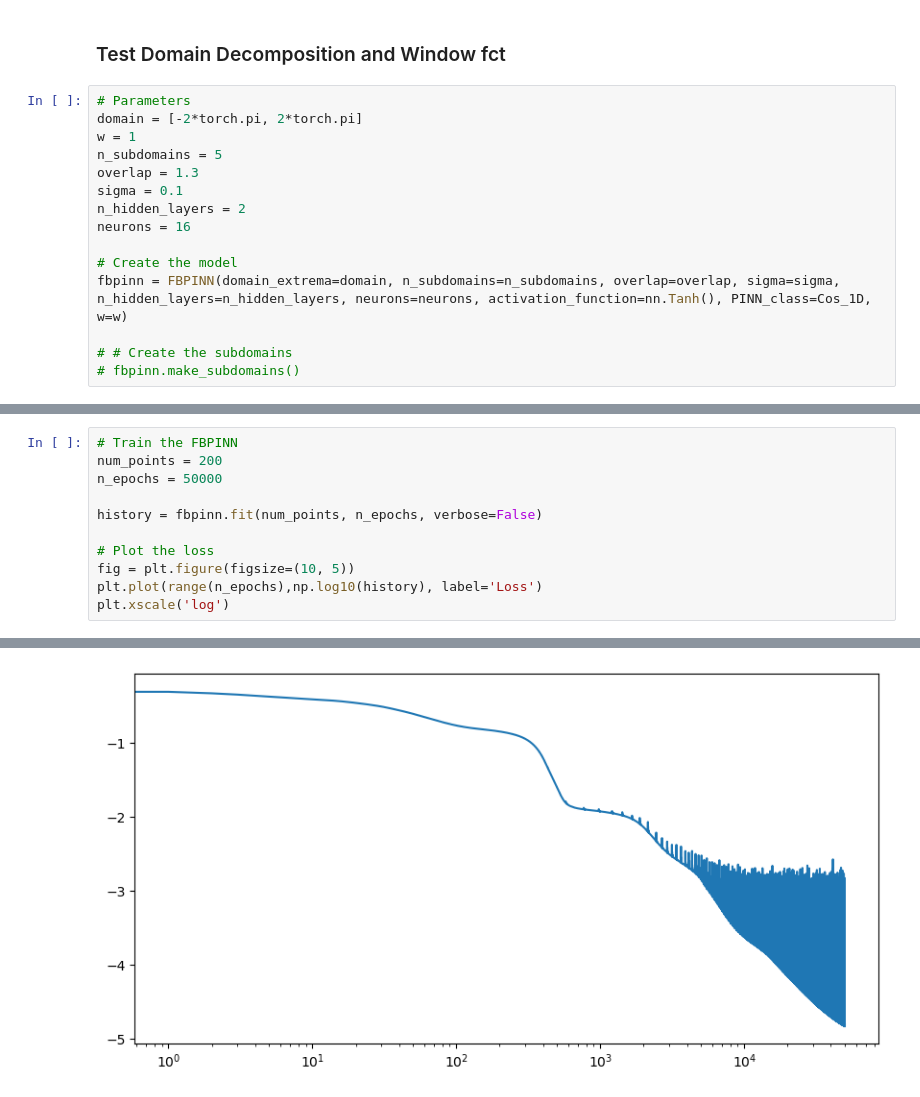
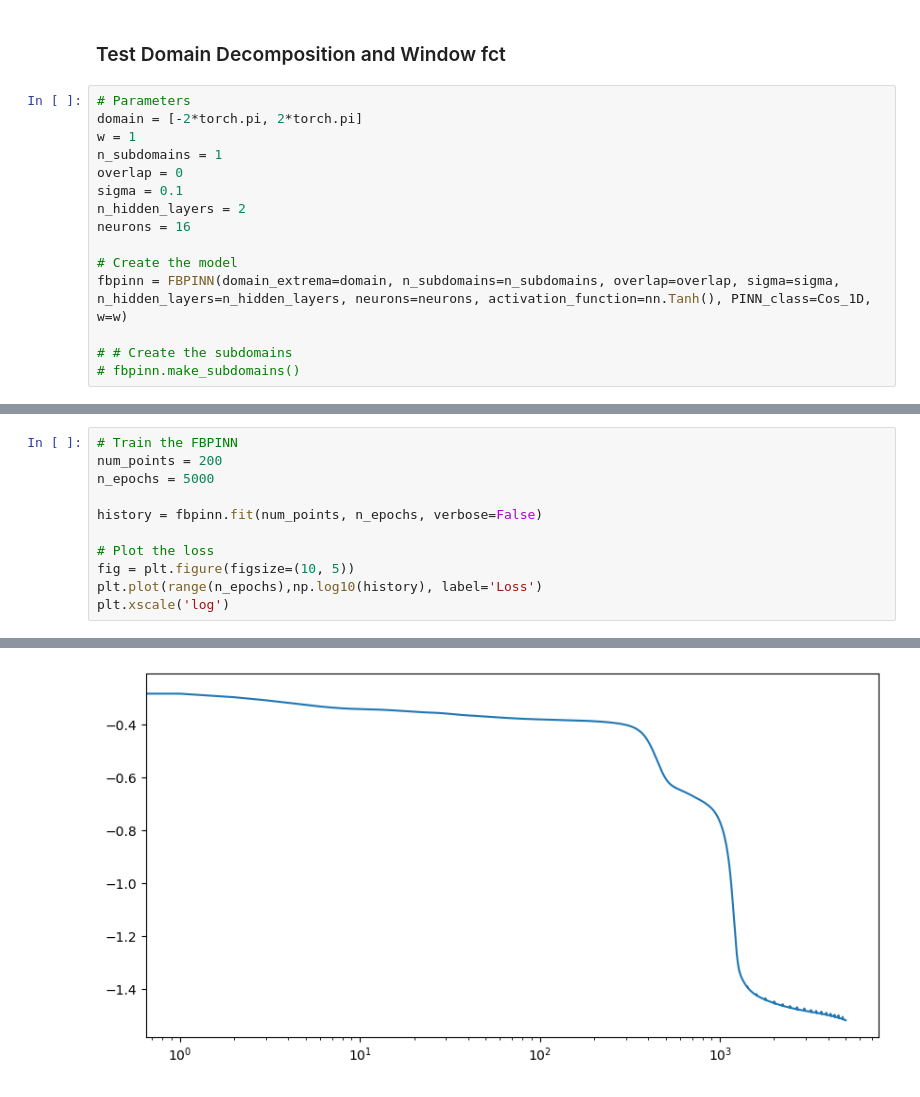
Before and after one commit to guglielmopacifico/DeepLearning, a Jupyter notebook: Task_B/test.ipynb, the cells around one changed output, grey strips where cells are left out. Drawn from its saved outputs; the diff is of its cells as text.

```diff
--- a/Task_B/test.ipynb
+++ b/Task_B/test.ipynb
@@ -122,8 +125,8 @@ tensor([-1.0000, -0.7143, -0.4286, -0.1429,  0.1429,  0.4286,  0.7143,  1.0000])
 # Parameters
 domain = [-2*torch.pi, 2*torch.pi]
 w = 1
-n_subdomains = 5
-overlap = 1.3
+n_subdomains = 1
+overlap = 0
 sigma = 0.1
 n_hidden_layers = 2
 neurons = 16
@@ -164,7 +167,7 @@ for i in range(fbpinn.n_subdomains):
 # %%
 # Train the FBPINN
 num_points = 200
-n_epochs = 50000
+n_epochs = 5000
 
 history = fbpinn.fit(num_points, n_epochs, verbose=False)
 
@@ -177,4 +180,4 @@ Final loss:  1.5510515368077904e-05      Training_time:  2  min  32  s
-[figure, old version]
+[figure, new version]
 # %%
 # Plot the approximation
 # fig, axes = plt.subplots(2, 3, figsize=(15, 10))
```
Also changed, not shown: parts of 7 cells of this notebook, 1 other file.
